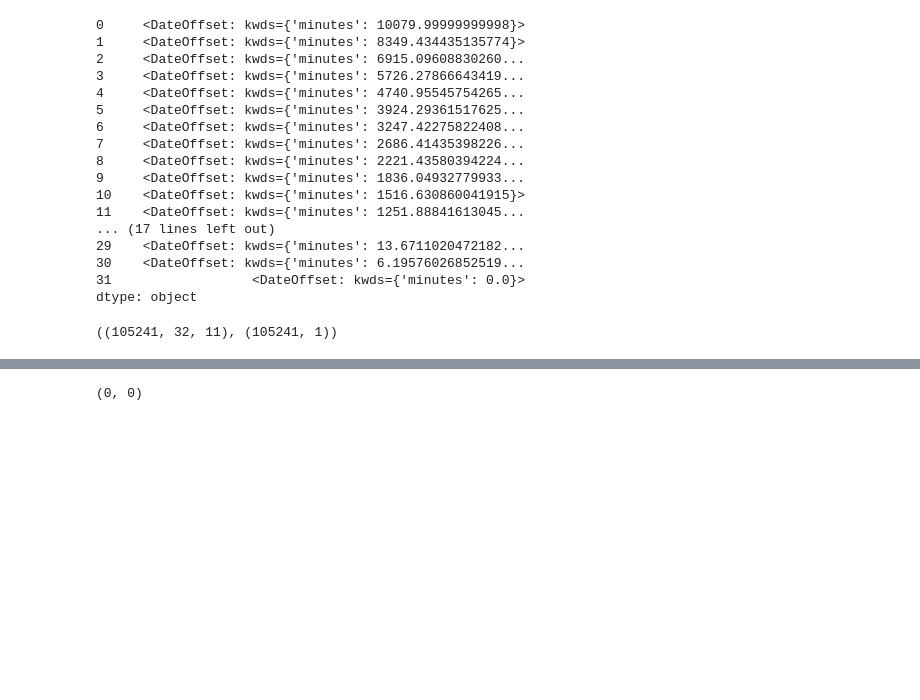
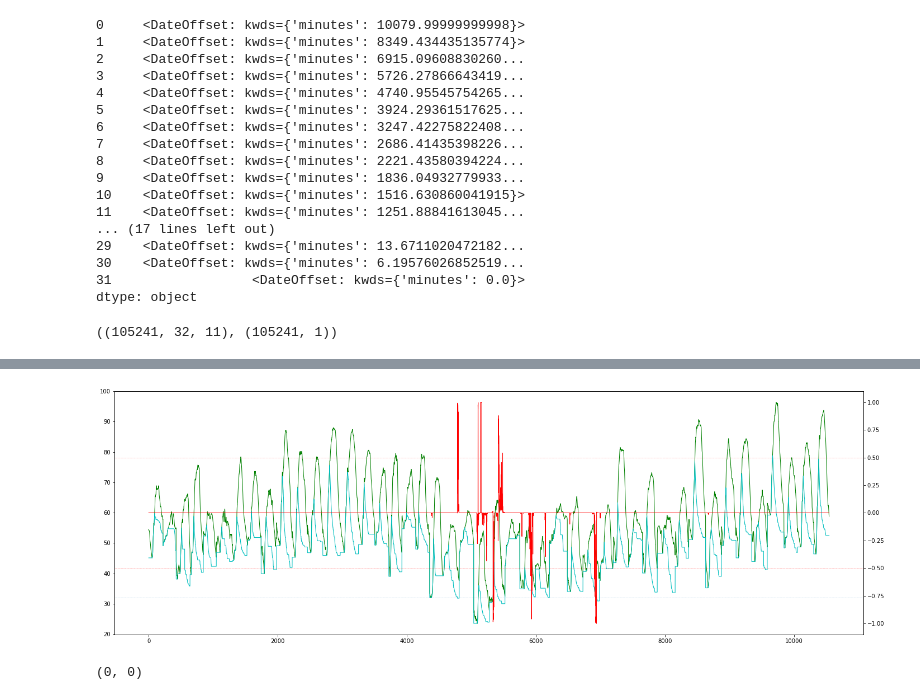
Before and after one commit to CienegaOrchards/Learning, a Jupyter notebook: Weather supplemental data.ipynb, the cells around one changed output, grey strips where cells are left out. Cells and saved outputs as stored; diff of their text form; code cells hidden in the pictures; blank space fills up the shorter version.

```diff
--- a/Weather supplemental data.ipynb
+++ b/Weather supplemental data.ipynb
@@ -264,3 +226,16 @@ plt.show()
+# %%
+fig, ax1 = plt.subplots(figsize=(24,8))
+ax2 = ax1.twinx()
+ax1.plot(validation_data.TemperatureF.as_matrix(), 'g', lw=1)
+ax1.plot(validation_data.forward_min.as_matrix(), 'c', lw=1)
+ax2.plot(val_y-model.predict(val_x, batch_size=batch_size), 'r', lw=1)
+ax2.axhline(0.5, color='r', ls='dashed', lw=0.5, alpha=0.5)
+ax2.axhline(-0.5, color='r', ls='dashed', lw=0.5, alpha=0.5)
+
+ax1.axhline(32, ls='dashed', lw=0.5, alpha=0.5)
+plt.show()
+# %% [output]
+[figure, added]
 # %%
 prediction_data = validation_data.assign(prediction = np.round(model.predict(val_x, batch_size=batch_size)).astype(int))
 prediction_data.index = prediction_data.index.tz_convert('UTC')
```
Also changed, not shown: parts of 6 cells of this notebook.
